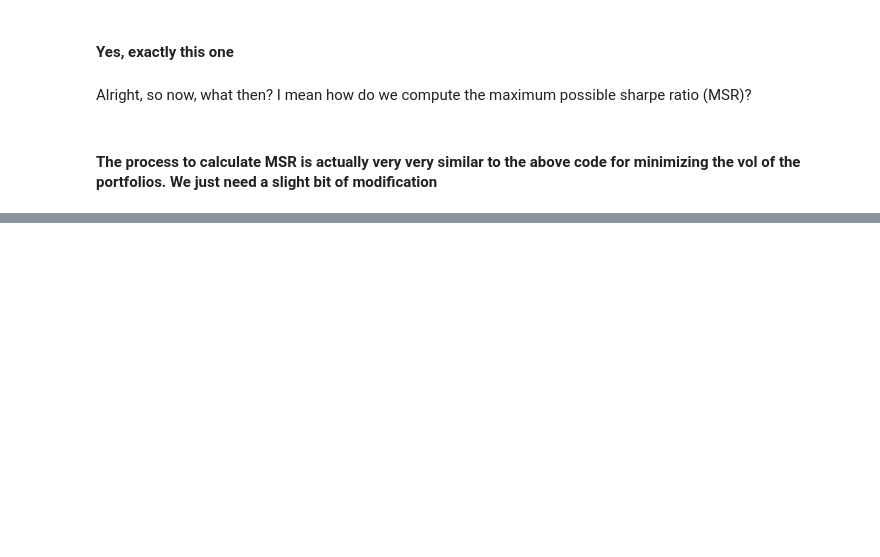
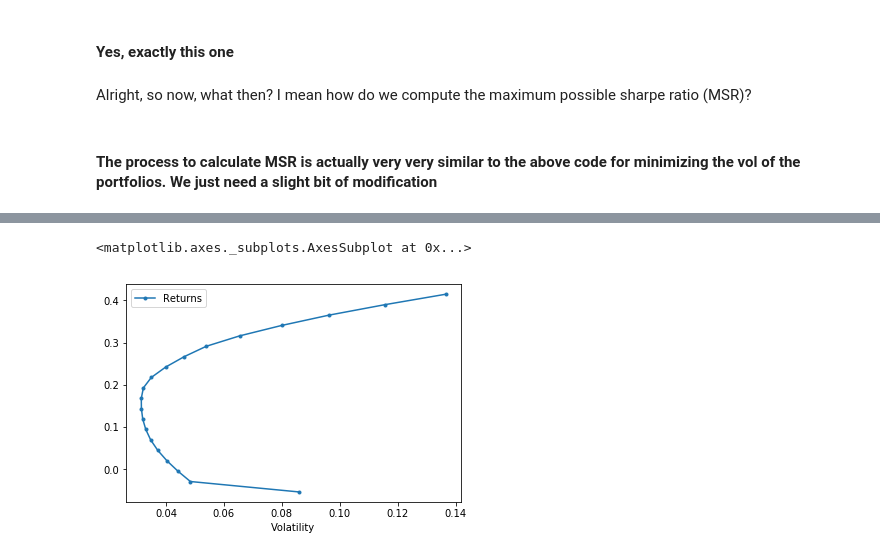
Before and after one commit to biv-neupane7/Investment-management-with-python, a Jupyter notebook: Week 2 Efficient frontier and portfolio management.ipynb, the cells around one changed output, grey strips where cells are left out. Drawn from its saved outputs; the diff is of its cells as text; code cells hidden in the pictures; blank space fills up the shorter version.

```diff
--- a/Week 2 Efficient frontier and portfolio management.ipynb
+++ b/Week 2 Efficient frontier and portfolio management.ipynb
@@ -615,0 +659,5 @@ Alright, so now, what then? I mean how do we compute the maximum possible sharpe
+# %%
+ak.plot_ef(20, er, cov)
+# %% [output]
+<matplotlib.axes._subplots.AxesSubplot at 0x...>
+[figure, added]
```
Also changed, not shown: parts of 9 cells of this notebook.
